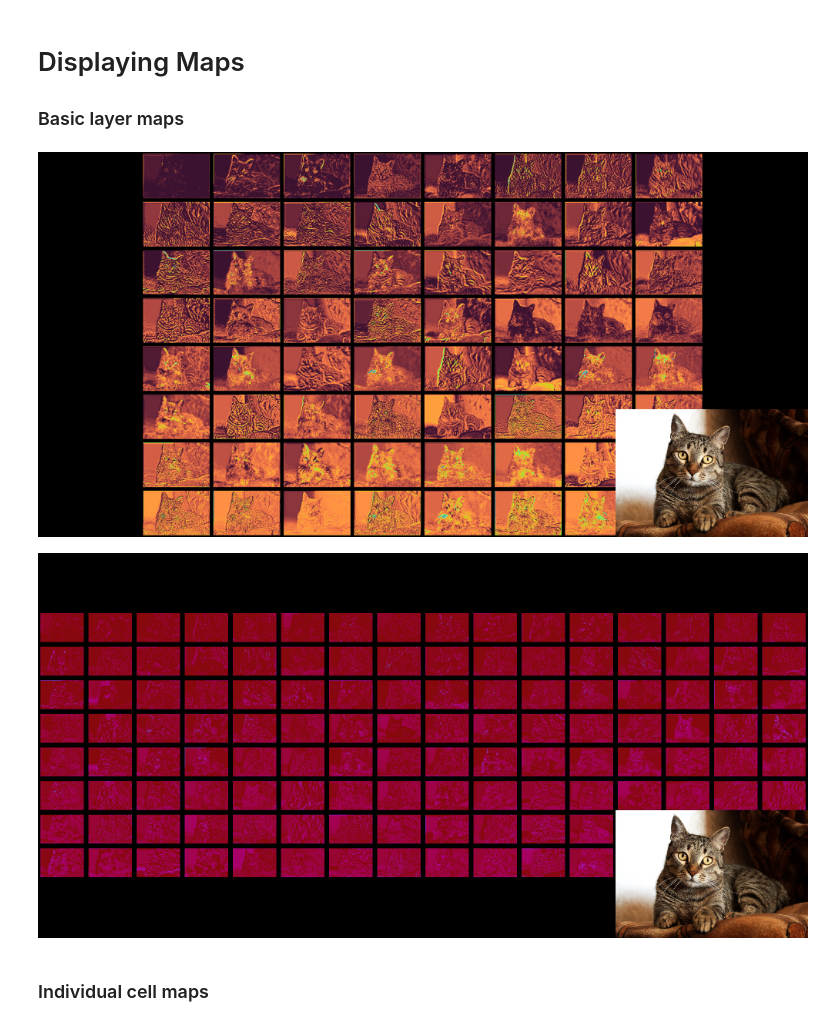
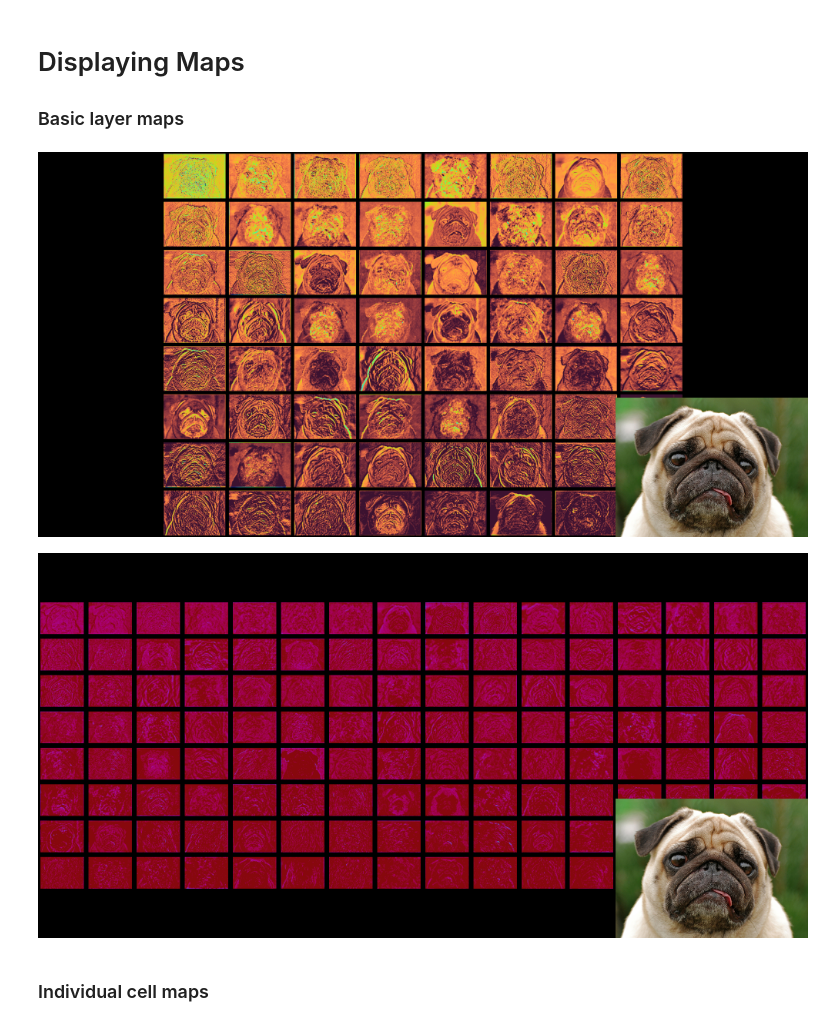
Before and after one commit to arched-dev/mapextrackt, a Jupyter notebook: examples/examples.ipynb, the cells around one changed output. Drawn from its saved outputs; the diff is of its cells as text; code cells hidden in the pictures.

```diff
--- a/examples/examples.ipynb
+++ b/examples/examples.ipynb
@@ -14,7 +14,7 @@ fe = FeatureExtractor(model)
 # %% [markdown]
 ### Set image to be analysed - input can be PIL Image, Numpy array or filepath. We are using the path
 # %%
-fe.set_image("cat.jpg")
+fe.set_image("pug.jpg")
 # %% [markdown]
 ### Total number or layers available can be viewed
 # %%
@@ -39,16 +39,14 @@ fe.get_total_cells()
 ### Basic layer maps
 # %%
 img = fe.display_from_map(layer_no=2, out_type="pil", colourize=20, outsize=(1000,500), border=0.03, picture_in_picture=True)
-img.save("example_output.jpg")
 img
 # %% [output]
-[figure, old version]
+[figure, new version]
 # %%
 img = fe.display_from_map(layer_no=5, out_type="pil", colourize=15, outsize=(1000,500), border=0.06, picture_in_picture=True)
-img.save("example_output1.jpg")
 img
 # %% [output]
-[figure, old version]
+[figure, new version]
 # %% [markdown]
 ### Individual cell maps
 # %%
```
Also changed, not shown: parts of 6 cells of this notebook, 4 other files.
